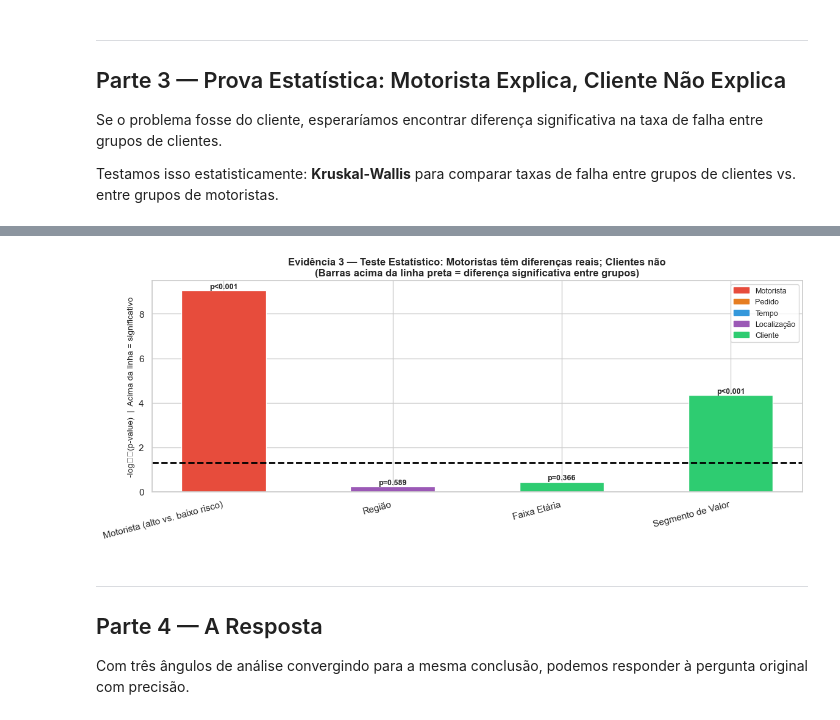
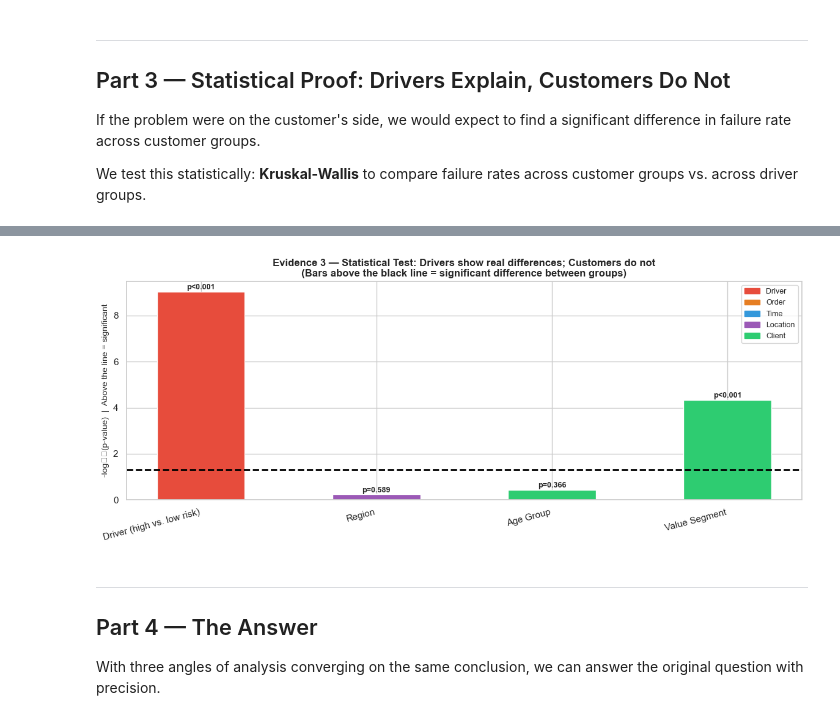
Before and after one commit to douglaspiangers/walmart-delivery-analytics, a Jupyter notebook: notebooks/11_executive_conclusion.ipynb, the cells around one changed output, grey strips where cells are left out. Saved outputs shown, nothing was run; the diff lists cells and outputs as text; code cells hidden in the pictures.

```diff
--- a/notebooks/11_executive_conclusion.ipynb
+++ b/notebooks/11_executive_conclusion.ipynb
@@ -386,16 +386,16 @@ Motorista (individual) 0.272727 0.363636         9.1                4.24
 # %% [markdown]
 ---
-## Parte 3 — Prova Estatística: Motorista Explica, Cliente Não Explica
+## Part 3 — Statistical Proof: Drivers Explain, Customers Do Not
 
-Se o problema fosse do cliente, esperaríamos encontrar diferença significativa
-na taxa de falha entre grupos de clientes.
+If the problem were on the customer's side, we would expect to find a significant difference
+in failure rate across customer groups.
 
-Testamos isso estatisticamente: **Kruskal-Wallis** para comparar taxas de falha
-entre grupos de clientes vs. entre grupos de motoristas.
+We test this statistically: **Kruskal-Wallis** to compare failure rates
+across customer groups vs. across driver groups.
 # %%
 from scipy.stats import kruskal, mannwhitneyu
 
-# ── Teste 1: Clientes por faixa etária
+# ── Test 1: Customers by age group
 age_groups_data = [
     master[master['age_group'] == g]['has_missing'].astype(int).values
     for g in master['age_group'].cat.categories
@@ -403,16 +403,16 @@ age_groups_data = [
 ]
 stat_age, pval_age = kruskal(*age_groups_data)
 
-# ── Teste 2: Clientes por segmento de valor
+# ── Test 2: Customers by value segment
 val_groups_data = [
     master[master['value_segment'] == g]['has_missing'].astype(int).values
-    for g in ['Baixo Valor','Médio Valor','Alto Valor','VIP']
+    for g in ['Low Value','Mid Value','High Value','VIP']
     if len(master[master['value_segment'] == g]) > 0
 ]
 stat_val, pval_val = kruskal(*val_groups_data)
 
-# ── Teste 3: Motoristas alto risco vs. baixo risco (Mann-Whitney U)
-# Já validado no Notebook 06 — reproduzindo aqui para a conclusão
+# ── Test 3: High-risk vs. low-risk drivers (Mann-Whitney U)
+# Already validated in Notebook 06 — reproduced here for the conclusion
 driver_perf = (
     master.groupby('driver_id')
     .agg(deliveries=('order_id','count'), fail_rate=('has_missing','mean'))
@@ -429,7 +429,7 @@ orders_low  = master[master['driver_id'].isin(low_risk_ids)]['has_missing'].asty
 
 stat_drv, pval_drv = mannwhitneyu(orders_high, orders_low, alternative='greater')
 
-# ── Teste 4: Região
+# ── Test 4: Region
 reg_groups_data = [
     master[master['region'] == r]['has_missing'].astype(int).values
     for r in master['region'].unique()
@@ -437,50 +437,50 @@ reg_groups_data = [
 stat_reg, pval_reg = kruskal(*reg_groups_data)
 
 results = pd.DataFrame({
-    'Dimensão':   ['Motorista (alto vs. baixo risco)', 'Região', 'Faixa Etária', 'Segmento de Valor'],
-    'Categoria':  ['Motorista', 'Localização', 'Cliente', 'Cliente'],
-    'Teste':      ['Mann-Whitney U', 'Kruskal-Wallis', 'Kruskal-Wallis', 'Kruskal-Wallis'],
-    'Estatística':[stat_drv, stat_reg, stat_age, stat_val],
-    'p-value':    [pval_drv, pval_reg, pval_age, pval_val],
+    'Dimension':     ['Driver (high vs. low risk)', 'Region', 'Age Group', 'Value Segment'],
+    'Category':      ['Driver', 'Location', 'Client', 'Client'],
+    'Statistical Test': ['Mann-Whitney U', 'Kruskal-Wallis', 'Kruskal-Wallis', 'Kruskal-Wallis'],
+    'Statistic':     [stat_drv, stat_reg, stat_age, stat_val],
+    'p-value':       [pval_drv, pval_reg, pval_age, pval_val],
 })
-results['Significativo?'] = results['p-value'].apply(
-    lambda p: 'SIM (p < 0.05)' if p < 0.05 else 'NÃO (p >= 0.05)'
+results['Significant?'] = results['p-value'].apply(
+    lambda p: 'YES (p < 0.05)' if p < 0.05 else 'NO (p >= 0.05)'
 )
-results['Interpretação'] = results.apply(
-    lambda r: 'Grupos têm taxas DIFERENTES → fator RELEVANTE'
+results['Interpretation'] = results.apply(
+    lambda r: 'Groups have DIFFERENT rates → factor is RELEVANT'
               if r['p-value'] < 0.05
-              else 'Grupos têm taxas SIMILARES → fator NÃO explica a falha',
+              else 'Groups have SIMILAR rates → factor does NOT explain failure',
     axis=1
 )
 
-print('=== Prova Estatística: Qual dimensão explica as diferenças de falha? ===')
+print('=== Statistical Proof: Which dimension explains failure rate differences? ===')
 print()
 for _, row in results.iterrows():
-    print(f"  [{row['Categoria']:<12}] {row['Dimensão']:<35}"
-          f"  p={row['p-value']:.4f}  →  {row['Significativo?']}")
-    print(f"    {row['Interpretação']}")
+    print(f"  [{row['Category']:<12}] {row['Dimension']:<35}"
+          f"  p={row['p-value']:.4f}  →  {row['Significant?']}")
+    print(f"    {row['Interpretation']}")
     print()
 
-print(f'Motoristas alto risco: taxa média = {orders_high.mean()*100:.1f}%')
-print(f'Motoristas baixo risco: taxa média = {orders_low.mean()*100:.1f}%')
-print(f'Diferença: {(orders_high.mean() - orders_low.mean())*100:.1f} pp')
+print(f'High-risk drivers: average rate = {orders_high.mean()*100:.1f}%')
+print(f'Low-risk drivers:  average rate = {orders_low.mean()*100:.1f}%')
+print(f'Difference: {(orders_high.mean() - orders_low.mean())*100:.1f} pp')
 
-# Visualização
+# Visualization
 fig, ax = plt.subplots(figsize=(12, 5))
-colors_stat = [CATEGORY_COLORS[cat] for cat in results['Categoria']]
+colors_stat = [CATEGORY_COLORS[cat] for cat in results['Category']]
 pvals_clipped = results['p-value'].clip(lower=1e-10)
-bars = ax.bar(results['Dimensão'], -np.log10(pvals_clipped), color=colors_stat, width=0.5)
+bars = ax.bar(results['Dimension'], -np.log10(pvals_clipped), color=colors_stat, width=0.5)
 significance_line = -np.log10(0.05)
 ax.axhline(significance_line, color='black', linestyle='--', linewidth=2,
-           label=f'Limiar p=0.05')
+           label=f'Threshold p=0.05')
 for bar, (_, row) in zip(bars, results.iterrows()):
     label = f"p={row['p-value']:.3f}" if row['p-value'] >= 0.001 else "p<0.001"
     ax.text(bar.get_x() + bar.get_width()/2, bar.get_height() + 0.1,
             label, ha='center', fontsize=9, fontweight='bold')
-ax.set_ylabel('-log₁₀(p-value)  |  Acima da linha = significativo', fontsize=10)
+ax.set_ylabel('-log₁₀(p-value)  |  Above the line = significant', fontsize=10)
 ax.set_title(
-    'Evidência 3 — Teste Estatístico: Motoristas têm diferenças reais; Clientes não\n'
-    '(Barras acima da linha preta = diferença significativa entre grupos)',
+    'Evidence 3 — Statistical Test: Drivers show real differences; Customers do not\n'
+    '(Bars above the black line = significant difference between groups)',
     fontsize=12, fontweight='bold'
 )
 legend_patches = [mpatches.Patch(color=c, label=cat) for cat, c in CATEGORY_COLORS.items()]
@@ -510,8 +510,8 @@ Diferença: 9.1 pp
-[figure, old version]
+[figure, new version]
 # %% [markdown]
 ---
-## Parte 4 — A Resposta
+## Part 4 — The Answer
 
-Com três ângulos de análise convergindo para a mesma conclusão,
-podemos responder à pergunta original com precisão.
+With three angles of analysis converging on the same conclusion,
+we can answer the original question with precision.
 # %%
```
Also changed, not shown: parts of 11 cells of this notebook, 18 other files.
